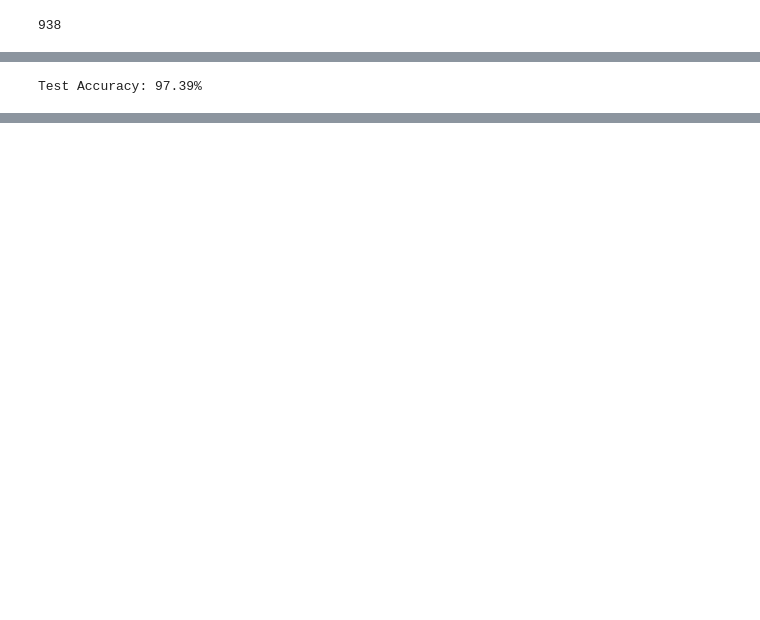
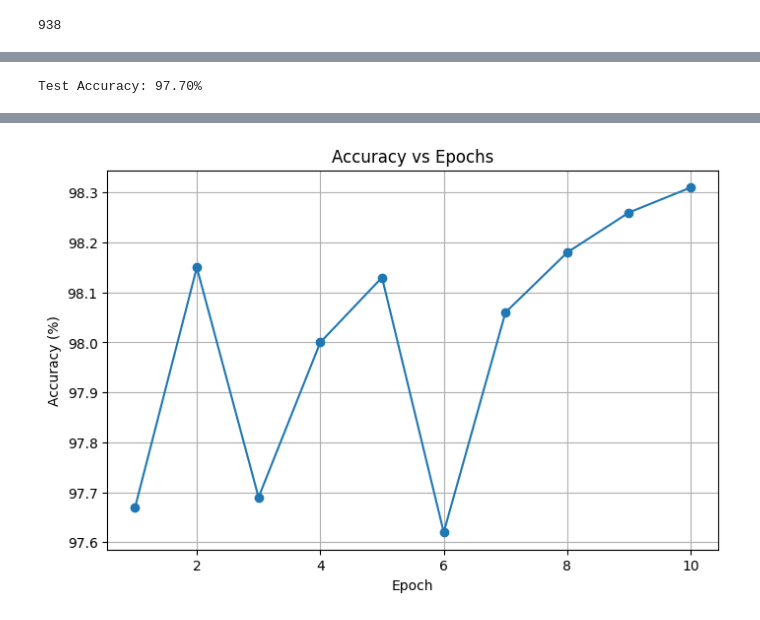
Before and after one commit to Shiven1023/MNIST_NumberRecognition, a Jupyter notebook: MNIST_Pytorch.ipynb, the cells around one changed output, grey strips where cells are left out. Saved outputs shown, nothing was run; the diff lists cells and outputs as text; code cells hidden in the pictures; blank space fills up the shorter version.

Commit message:
epochs vs accuracy

```diff
--- a/MNIST_Pytorch.ipynb
+++ b/MNIST_Pytorch.ipynb
@@ -70,7 +80,7 @@ len(train_loader)
 938
 # %%
 import torch.nn.functional as F
-
+#model creation
 class NeuralNet(nn.Module):
     def __init__(self):
         super(NeuralNet, self).__init__()
@@ -80,9 +90,11 @@ class NeuralNet(nn.Module):
 
         # Layer 2(hidden): 64 neurons
         self.fc2 = nn.Linear(128, 64)
+        #Layer 3(hidden): 32 neurons
+        self.fc3 = nn.Linear(64,32)
 
         # Output layer: 10 neurons for 0-9 outputs
-        self.fc3 = nn.Linear(64, 10)
+        self.fc4 = nn.Linear(32, 10)
 
     def forward(self, x):
         # ReLU activation for Layer1
@@ -99,7 +111,7 @@ model = NeuralNet()
 criterion = nn.CrossEntropyLoss()
 optimizer = optim.Adam(model.parameters(), lr=0.001) #choosing loss function , optimizer and learning rate
 # %%
-epochs = 5
+epochs = 10
 for epoch in range(epochs):
     model.train()
     running_loss = 0.0
@@ -136,4 +153,55 @@ with torch.no_grad():
 
 print(f"Test Accuracy: {100 * correct / total:.2f}%")
 # %% [output]
-Test Accuracy: 97.39%
+Test Accuracy: 97.70%
+# %%
+import matplotlib.pyplot as plt
+
+# number of epochs
+num_epochs = 10
+
+train_losses = []
+test_accuracies = []
+
+for epoch in range(num_epochs):
+    model.train()
+    running_loss = 0.0
+
+    for images, labels in train_loader:
+        optimizer.zero_grad()
+        outputs = model(images)
+        loss = criterion(outputs, labels)
+        loss.backward()
+        optimizer.step()
+
+        running_loss += loss.item()
+
+    avg_loss = running_loss / len(train_loader)
+    train_losses.append(avg_loss)
+
+    # evaluate on test data
+    model.eval()
+    correct = 0
+    total = 0
+    with torch.no_grad():
+        for images, labels in test_loader:
+            outputs = model(images)
+            _, predicted = torch.max(outputs, 1)
+            total += labels.size(0)
+            correct += (predicted == labels).sum().item()
+
+    acc = 100 * correct / total
+    test_accuracies.append(acc)
+
+    print(f"Epoch [{epoch+1}/{num_epochs}], Loss: {avg_loss:.4f}, Test Accuracy: {acc:.2f}%")
+
+# plot accuracy vs epoch
+plt.figure(figsize=(8,5))
+plt.plot(range(1, num_epochs+1), test_accuracies, marker='o', label="Test Accuracy")
+plt.xlabel("Epoch")
+plt.ylabel("Accuracy (%)")
+plt.title("Accuracy vs Epochs")
+
+plt.grid(True)
+plt.show()
+# %% [output]
@@ -139,0 +218 @@ Test Accuracy: 97.39%
+[figure, added]
```
Also changed, not shown: parts of 4 cells of this notebook.
